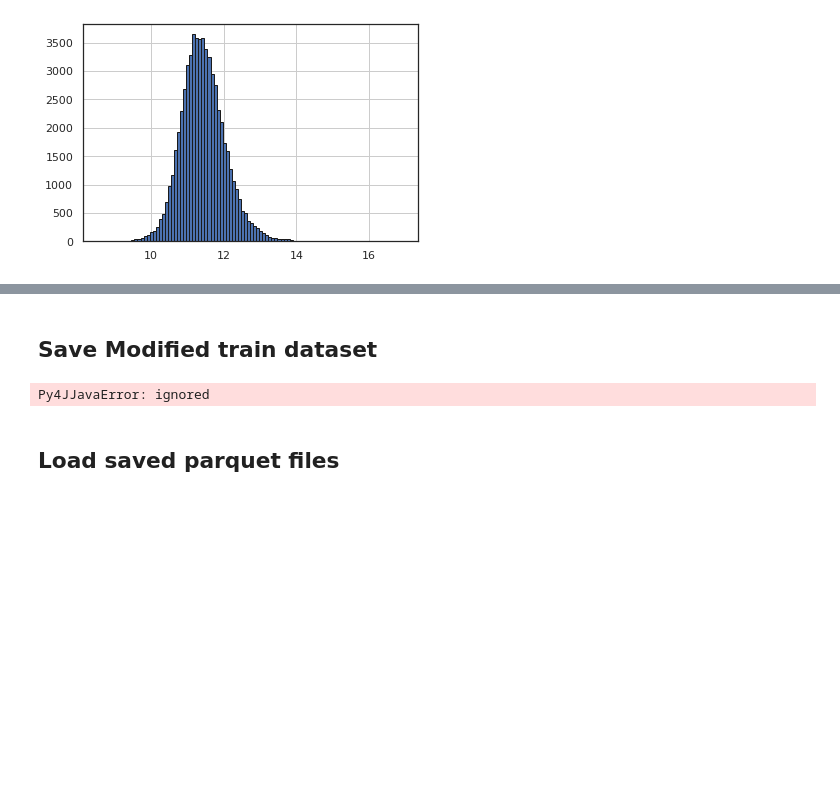
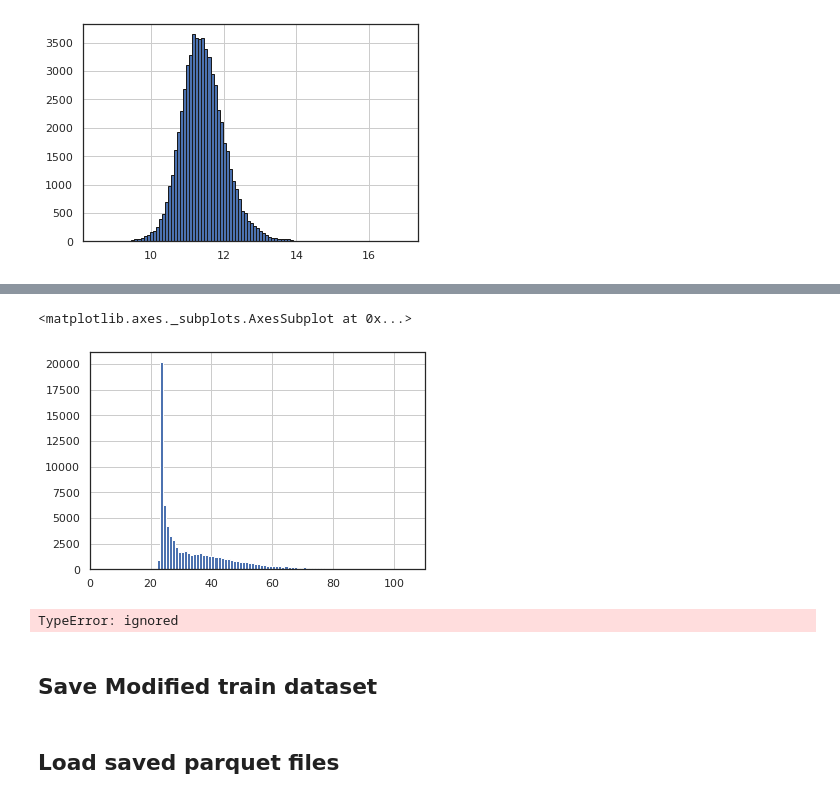
Before and after one commit to ralsouza/predicting_santander_customer_satisfaction, a Jupyter notebook: notebooks/01_predicting_santander_customer_satisfaction.ipynb, the cells around one changed output, grey strips where cells are left out. Cells and saved outputs as stored; diff of their text form; code cells hidden in the pictures; blank space fills up the shorter version.

```diff
--- a/notebooks/01_predicting_santander_customer_satisfaction.ipynb
+++ b/notebooks/01_predicting_santander_customer_satisfaction.ipynb
@@ -412,4 +380,6 @@ Above plot suggest we split up var38 into two variables:
 # %%
 udf_var38mc = udf(lambda x: bool(np.isclose(x, 117310.979016494)), BooleanType())
+# %%
+udf_logvar38 = udf(lambda x: float(np.log(x)), FloatType())
 # %%
 train4 = train3.withColumn('var38mc', udf_var38mc('var38'))
@@ -418,0 +386,3 @@ train3.show()
+# %%
+train5 = train4.withColumn('logvar38', when(col('var38mc') == False, udf_logvar38('var38'))\
+                                      .otherwise(0.0))
@@ -419,10 +428,24 @@ train3.show()
+# %%
+# Looks more normal, plot the histogram
+# train3.toPandas().var38.map(np.log).hist(bins=100,ec='k')
+train5.toPandas().var15.hist(bins=100)
+# %% [output]
+<matplotlib.axes._subplots.AxesSubplot at 0x...>
+[figure, added]
+# %%
+# Let's look at the density of the age of happy/unhappy customers
+sns.FacetGrid(train3, hue='TARGET', size=6)\
+  .map(sns.kdeplot,'var15')\
+  .add_legend()
+plt.title('Unhappy customers are slightly older')
+plt.show()
+# %% [output]
+TypeError: ignored
 # %% [markdown]
 ## Save Modified train dataset
 # %%
 # Save dataset
-train4.write.save('/content/drive/My Drive/Colab Notebooks/08-apache-spark/projects/data/train_output.parquet')
+train5.write.save('/content/drive/My Drive/Colab Notebooks/08-apache-spark/projects/data/train5_output.parquet')
-# %% [output]
-Py4JJavaError: ignored
 # %% [markdown]
 ## Load saved parquet files
 # %%
```
Also changed, not shown: parts of 14 cells of this notebook.
